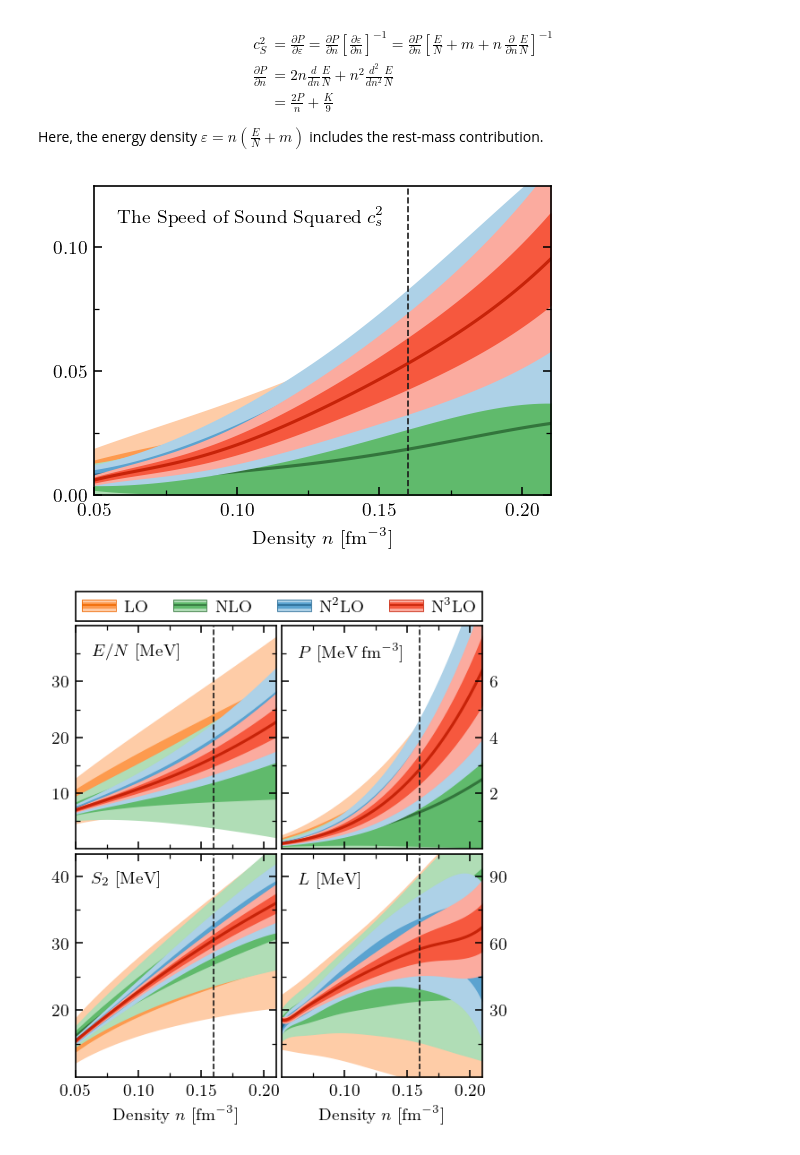
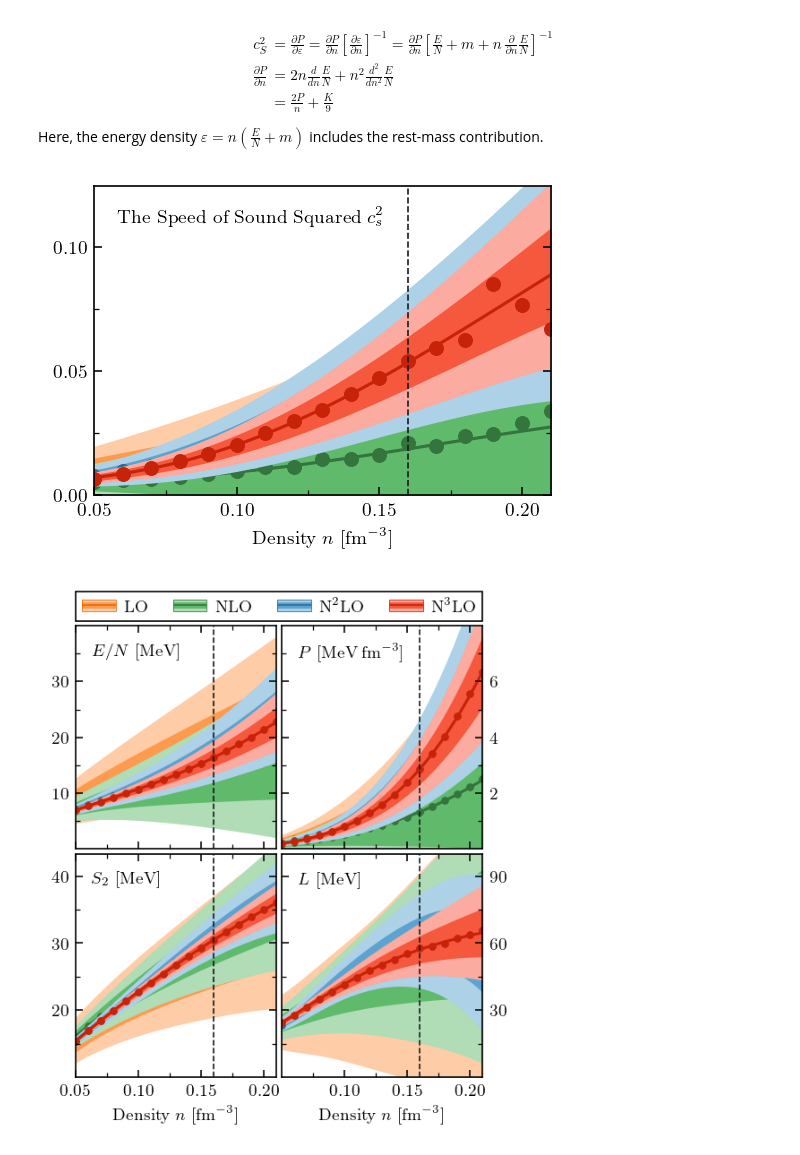
Before and after one commit to buqeye/nuclear-matter-convergence, a Jupyter notebook: analysis/derivatives-bands.ipynb, the cells around one changed output. Cells and saved outputs as stored; diff of their text form; code cells hidden in the pictures.

```diff
--- a/analysis/derivatives-bands.ipynb
+++ b/analysis/derivatives-bands.ipynb
@@ -974,6 +1021,21 @@ for i, n in enumerate(orders):
         dE_d2E_cov=obs_neutron.get_cov(order=n, deriv1=1, deriv2=2),
     )
     K_incomp_std = np.sqrt(np.diag(K_incomp_cov))
+
+    # Derivative wrt kf and n differ!
+    K_incomp_finite_diff = compute_compressibility(
+        obs_neutron.density,
+        obs_neutron.kf,
+        d2E=obs_neutron.finite_difference(order=n, deriv=2, wrt_kf=True),
+        dE=obs_neutron.finite_difference(order=n, deriv=1, wrt_kf=True),
+    )
+#     K_incomp_finite_diff = compute_compressibility(
+#         obs_neutron.density,
+#         obs_neutron.kf,
+#         d2E=obs_neutron.finite_difference(order=n, deriv=2, wrt_kf=False),
+#         wrt_kf=False
+#     )
+
     plot_obs_vs_density(
         obs_neutron.density_interp,
         K_incomp,
@@ -983,7 +1045,9 @@ for i, n in enumerate(orders):
         color_95=light_colors[i],
         c=dark_colors[i],
         add_nsat=i==0,
-        zorder=i/10
+        zorder=i/10,
+        density_data=obs_neutron.density,
+        y_data=K_incomp_finite_diff
     )
 ax.set_ylabel('Compressibility $K$');
 # %% [output]
@@ -1144,35 +1216,57 @@ fig, ax = plt.subplots(1, 1, sharey=True, sharex=True, figsize=(3.4, 2.5))
 for i, n in enumerate(orders):
     E_per_N_samples_n = obs_neutron.draw_sample(order=n, num_samp=500)
     speed_of_sound_samples = compute_speed_of_sound(
         obs_neutron.density_interp,
         obs_neutron.kf_interp,
         E=E_per_N_samples_n[0].T,
         dE=E_per_N_samples_n[1].T,
         d2E=E_per_N_samples_n[2].T,
         mass=mass_neutron
     )
     speed_of_sound_mean = np.nanmean(speed_of_sound_samples, axis=0)
     speed_of_sound_std = np.nanstd(speed_of_sound_samples, axis=0)
+
+    speed_of_sound_finite_diff = compute_speed_of_sound(
+        obs_neutron.density,
+        obs_neutron.kf,
+        E=obs_neutron.finite_difference(order=n, deriv=0, wrt_kf=True),
+        dE=obs_neutron.finite_difference(order=n, deriv=1, wrt_kf=True),
+        d2E=obs_neutron.finite_difference(order=n, deriv=2, wrt_kf=True),
+        mass=mass_neutron
+    )
+#     speed_of_sound_finite_diff = compute_speed_of_sound(
+#         obs_neutron.density,
+#         obs_neutron.kf,
+#         E=obs_neutron.finite_difference(order=n, deriv=0, wrt_kf=False),
+#         dE=obs_neutron.finite_difference(order=n, deriv=1, wrt_kf=False),
+#         d2E=obs_neutron.finite_difference(order=n, deriv=2, wrt_kf=False),
+#         mass=mass_neutron,
+#         wrt_kf=False,
+#     )
+
     plot_obs_vs_density(
         density_all,
         speed_of_sound_mean,
         speed_of_sound_std,
         ax=ax,
         color_68=colors[i],
         color_95=light_colors[i],
         c=dark_colors[i],
         add_nsat=i==0,
-        zorder=i/10
+        zorder=i/10,
+        density_data=obs_neutron.density,
+        y_data=speed_of_sound_finite_diff,
+
     )
 ax.yaxis.set_major_locator(MultipleLocator(0.05))
 ax.yaxis.set_minor_locator(AutoMinorLocator(2))
 ax.set_ylim(0, 0.125)
 ax.tick_params(right=True, which='both')
 ax.text(0.05, 0.92, s='The Speed of Sound Squared $c_s^2$', transform=ax.transAxes, ha='left', va='top');
 fig.savefig('speed_of_sound')
 # ax.set_ylabel('Speed of Sound');
 # %% [output]
-[figure, old version]
+[figure, new version]
 # %%
 from matplotlib import legend_handler
 from matplotlib.legend_handler import HandlerLine2D
@@ -1291,6 +1385,8 @@ with plt.rc_context({"text.usetex": True, "text.latex.preview": True}):
     ax_P = axes[0, 1]
     ax_L = axes[1, 1]
 
+    ms_4x4 = 3
+
 
     for i, n in enumerate(orders):
         plot_obs_vs_density(
@@ -1303,6 +1399,9 @@ with plt.rc_context({"text.usetex": True, "text.latex.preview": True}):
             add_nsat=i==0,
             zorder=i/10,
             ax=ax_EN,
+            density_data=obs_neutron.density,
+            y_data=obs_neutron.finite_difference(order=n, deriv=0),
+            markersize=ms_4x4,
         )
     ax_EN.text(s=r'$E/N$ [MeV]', transform=ax_EN.transAxes, **text_kwargs)
     ax_EN.set_ylim(1e-5, 40-1e-5)
@@ -1319,6 +1418,9 @@ with plt.rc_context({"text.usetex": True, "text.latex.preview": True}):
             add_nsat=i==0,
             zorder=i/10,
             ax=ax_S2,
+            density_data=obs_sym_energy.density,
+            y_data=obs_sym_energy.finite_difference(order=n, deriv=0),
+            markersize=ms_4x4,
         )
     # ax_S2.set_title(r'$S_2$ [MeV]');
     ax_S2.text(s=r'$S_2$ [MeV]', transform=ax_S2.transAxes, **text_kwargs)
@@ -1369,6 +1471,13 @@ with plt.rc_context({"text.usetex": True, "text.latex.preview": True}):
             dE_cov=obs_neutron.get_cov(order=n, deriv1=1, deriv2=1)
         )
         pressure_n_std = np.sqrt(np.diag(pressure_n_cov))
+
+        pressure_finite_diff_n = compute_pressure(
+            obs_neutron.density,
+            obs_neutron.kf,
+            dE=obs_neutron.finite_difference(order=n, deriv=1, wrt_kf=True)
+        )
+
         plot_obs_vs_density(
             density_all,
             pressure_n,
@@ -1378,7 +1487,10 @@ with plt.rc_context({"text.usetex": True, "text.latex.preview": True}):
             c=dark_colors[i],
             add_nsat=i==0,
             zorder=i/10,
-            ax=ax_P
+            ax=ax_P,
+            density_data=obs_neutron.density,
+            y_data=pressure_finite_diff_n,
+            markersize=ms_4x4,
         )
     # ax_P.axhline(0, 0, 1, c='k', lw=0.4, zorder=1)
     # ax_P.set_title('Symmetric Nuclear Matter')
@@ -1401,6 +1513,13 @@ with plt.rc_context({"text.usetex": True, "text.latex.preview": True}):
             dS2_cov=obs_sym_energy.get_cov(order=n, deriv1=1, deriv2=1)
         )
         slope_std = np.sqrt(np.diag(slope_cov))
+
+        slope_finite_diff = compute_slope(
+            obs_sym_energy.density,
+            obs_sym_energy.kf,
+            dS2=obs_sym_energy.finite_difference(order=n, deriv=1, wrt_kf=True)
+        )
+
         plot_obs_vs_density(
             density_all,
             slope,
@@ -1411,6 +1530,9 @@ with plt.rc_context({"text.usetex": True, "text.latex.preview": True}):
             add_nsat=i==0,
             zorder=i/10,
             ax=ax_L,
+            density_data=obs_sym_energy.density,
+            y_data=slope_finite_diff,
+            markersize=ms_4x4,
         )
     # ax_L.set_ylabel('Slope $L$ [MeV]');
     ax_L.text(s=r'$L$ [MeV]', transform=ax_L.transAxes, **text_kwargs)
@@ -1451,4 +1573,4 @@ with plt.rc_context({"text.usetex": True, "text.latex.preview": True}):
 
     fig.savefig('energies_and_related_derivatives')
 # %% [output]
-[figure, old version]
+[figure, new version]
```
Also changed, not shown: parts of 22 cells of this notebook.
